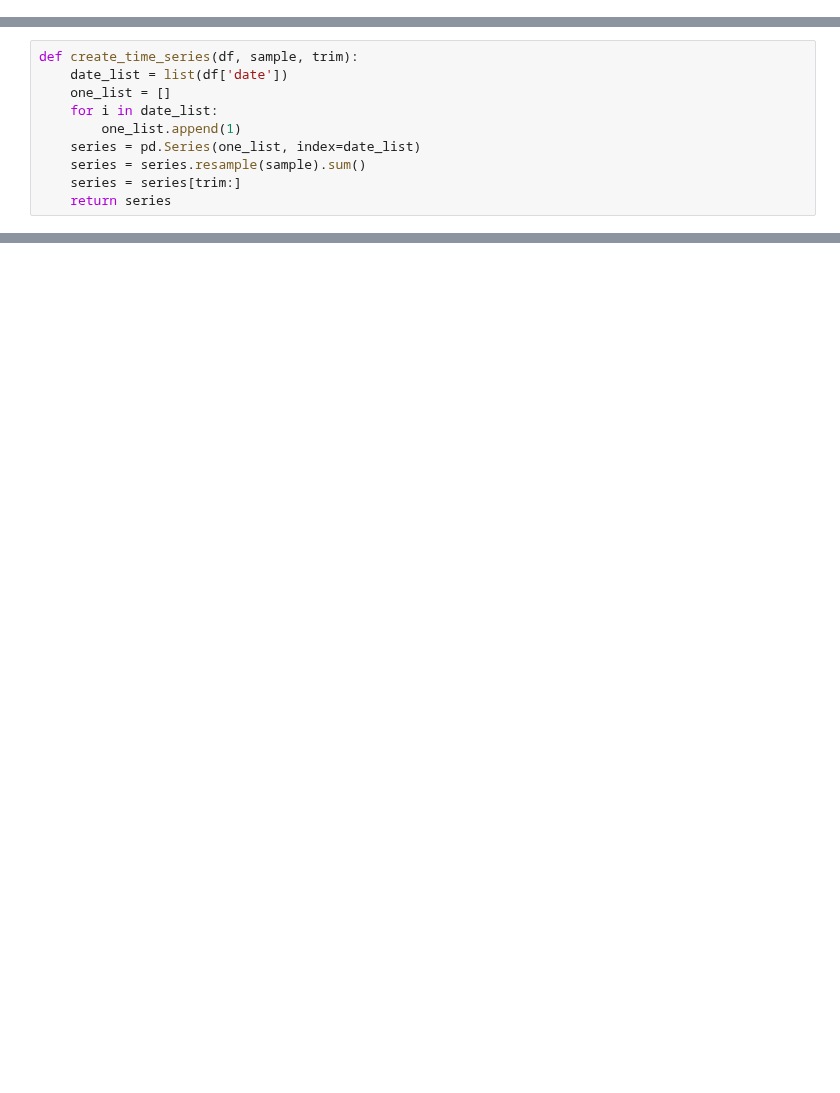
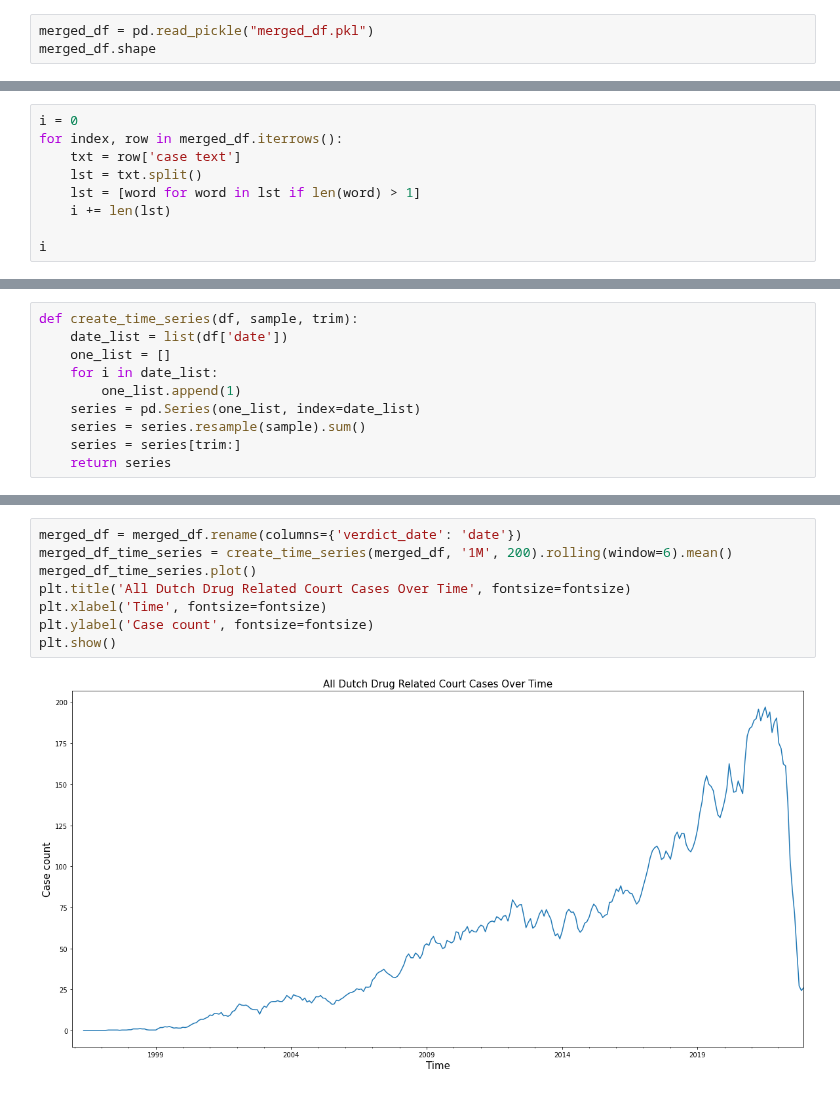
Before and after one commit to bloemetjesgordijn/Master-thesis, a Jupyter notebook: Results & Visualization.ipynb, the cells around one changed output, grey strips where cells are left out. Cells and saved outputs as stored; diff of their text form; blank space fills up the shorter version.

```diff
--- a/Results & Visualization.ipynb
+++ b/Results & Visualization.ipynb
@@ -25 +33,4 @@ results_df
 2528 rows × 8 columns
+# %%
+merged_df = pd.read_pickle("merged_df.pkl")
+merged_df.shape
@@ -25,0 +147,9 @@ results_df
+# %%
+i = 0
+for index, row in merged_df.iterrows():
+    txt = row['case text']
+    lst = txt.split()
+    lst = [word for word in lst if len(word) > 1]
+    i += len(lst)
+
+i
@@ -235,0 +196,10 @@ merged
+# %%
+merged_df = merged_df.rename(columns={'verdict_date': 'date'})
+merged_df_time_series = create_time_series(merged_df, '1M', 200).rolling(window=6).mean()
+merged_df_time_series.plot()
+plt.title('All Dutch Drug Related Court Cases Over Time', fontsize=fontsize)
+plt.xlabel('Time', fontsize=fontsize)
+plt.ylabel('Case count', fontsize=fontsize)
+plt.show()
+# %% [output]
+[figure, added]
```
Also changed, not shown: parts of 61 cells of this notebook, 6 other files.
